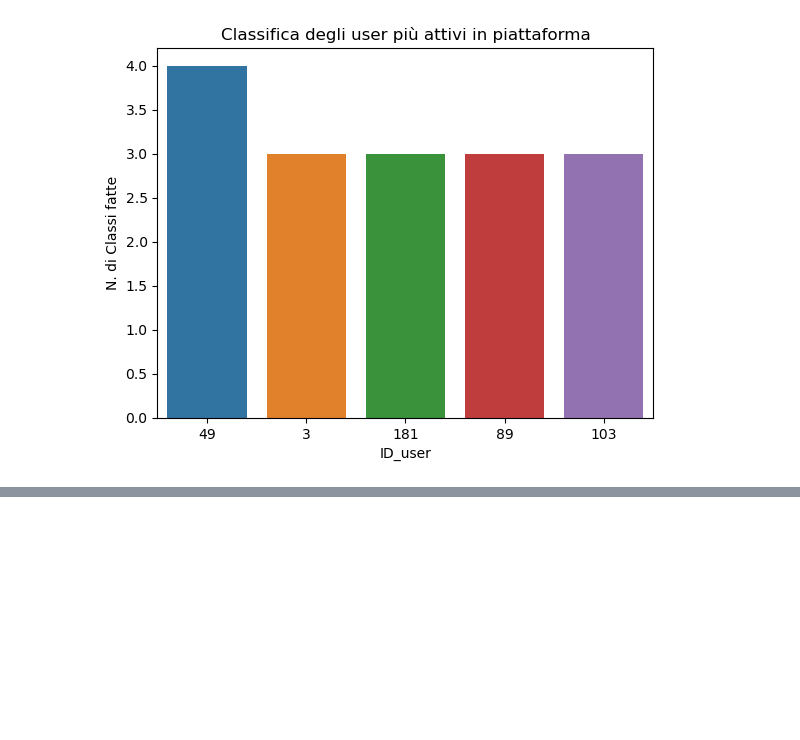
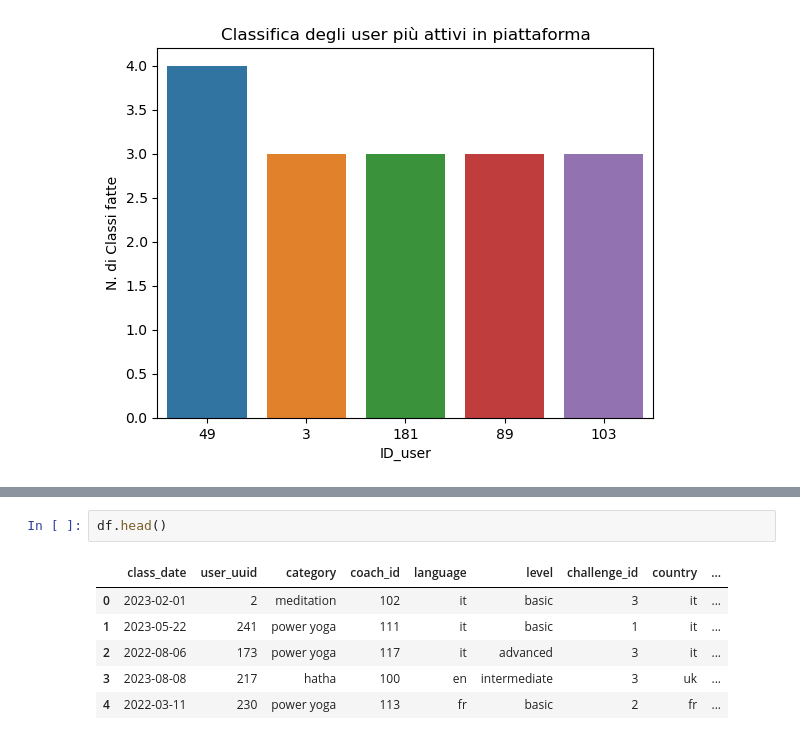
Before and after one commit to France-Man/Final-Project-Data-Analysis-V2, a Jupyter notebook: backup eda.ipynb, the cells around one changed output, grey strips where cells are left out. Drawn from its saved outputs; the diff is of its cells as text; blank space fills up the shorter version.

```diff
--- a/backup eda.ipynb
+++ b/backup eda.ipynb
@@ -293,0 +345,9 @@ plt.show()
+# %%
+df.head()
+# %% [output]
+|  | class_date | user_uuid | category | coach_id | language | level | challenge_id | country | ... |
+| 0 | 2023-02-01 | 2 | meditation | 102 | it | basic | 3 | it | ... |
+| 1 | 2023-05-22 | 241 | power yoga | 111 | it | basic | 1 | it | ... |
+| 2 | 2022-08-06 | 173 | power yoga | 117 | it | advanced | 3 | it | ... |
+| 3 | 2023-08-08 | 217 | hatha | 100 | en | intermediate | 3 | uk | ... |
+| 4 | 2022-03-11 | 230 | power yoga | 113 | fr | basic | 2 | fr | ... |
```
Also changed, not shown: parts of 10 cells of this notebook.
